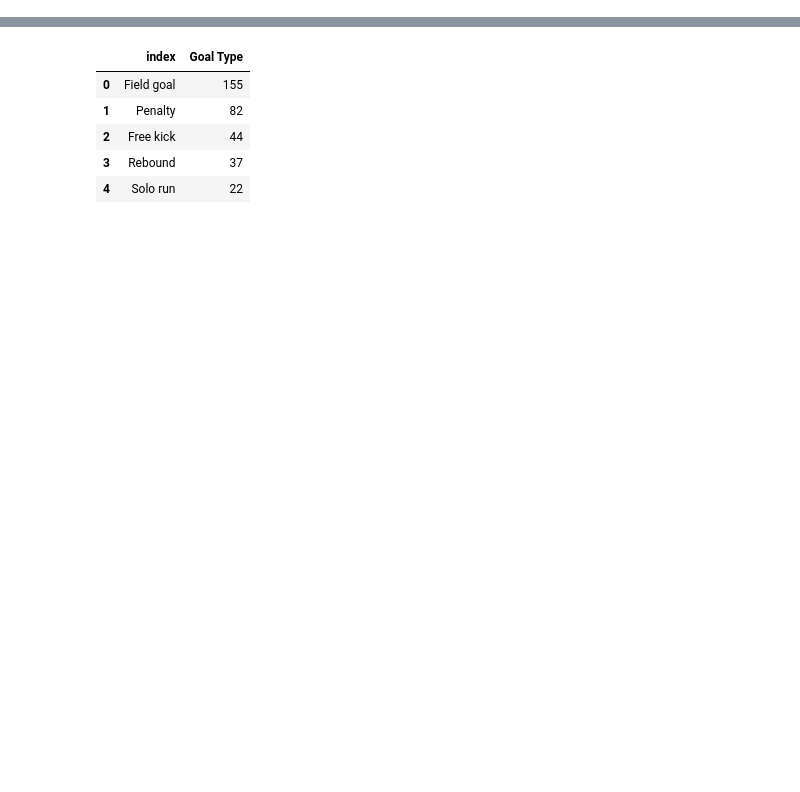
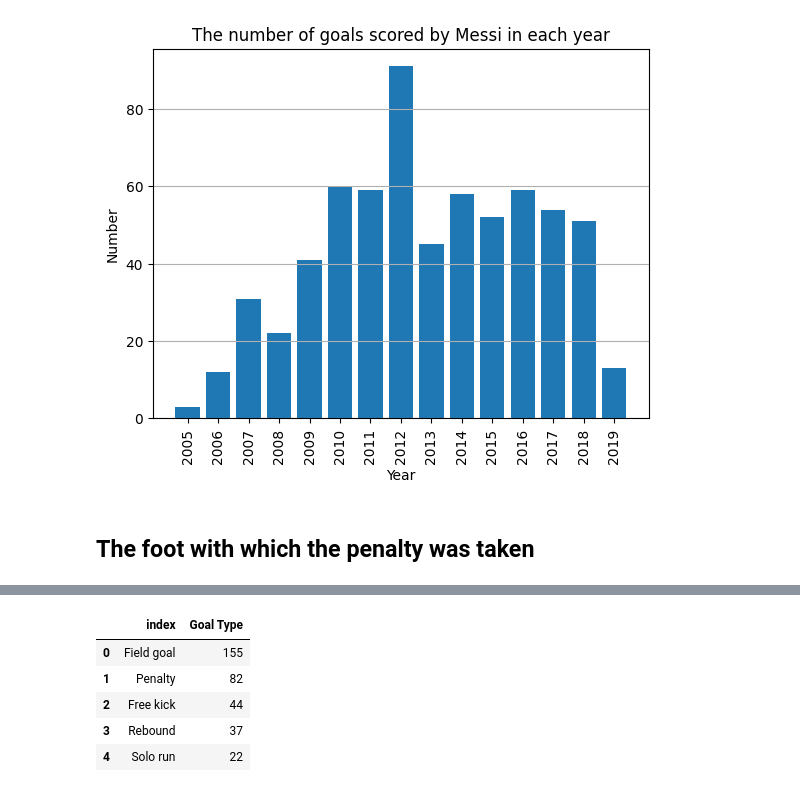
Before and after one commit to MSaberian/PyLearnDataScience, a Jupyter notebook: PyLearnDSBillionaires/messi.ipynb, the cells around one changed output, grey strips where cells are left out. Drawn from its saved outputs; the diff is of its cells as text; code cells hidden in the pictures; blank space fills up the shorter version.

```diff
--- a/PyLearnDSBillionaires/messi.ipynb
+++ b/PyLearnDSBillionaires/messi.ipynb
@@ -14,0 +17,8 @@ data.head()
+# %%
+def get_year(x):
+    return x[-4:]
+
+data['Date'] = data['Date'].apply(get_year)
+data['Index'] = data.index
+dl = data.groupby(['Date'])['Index'].nunique().reset_index()
+dl
@@ -14,0 +42,12 @@ data.head()
+# %%
+plt.bar(dl['Date'], dl['Index'])
+plt.title('The number of goals scored by Messi in each year')
+plt.xticks(rotation='vertical')
+plt.ylabel('Number')
+plt.xlabel('Year')
+plt.grid(axis='y')
+plt.show()
+# %% [output]
+[figure, added]
+# %% [markdown]
+## The foot with which the penalty was taken
```
Also changed, not shown: parts of 18 cells of this notebook, 8 other files.
